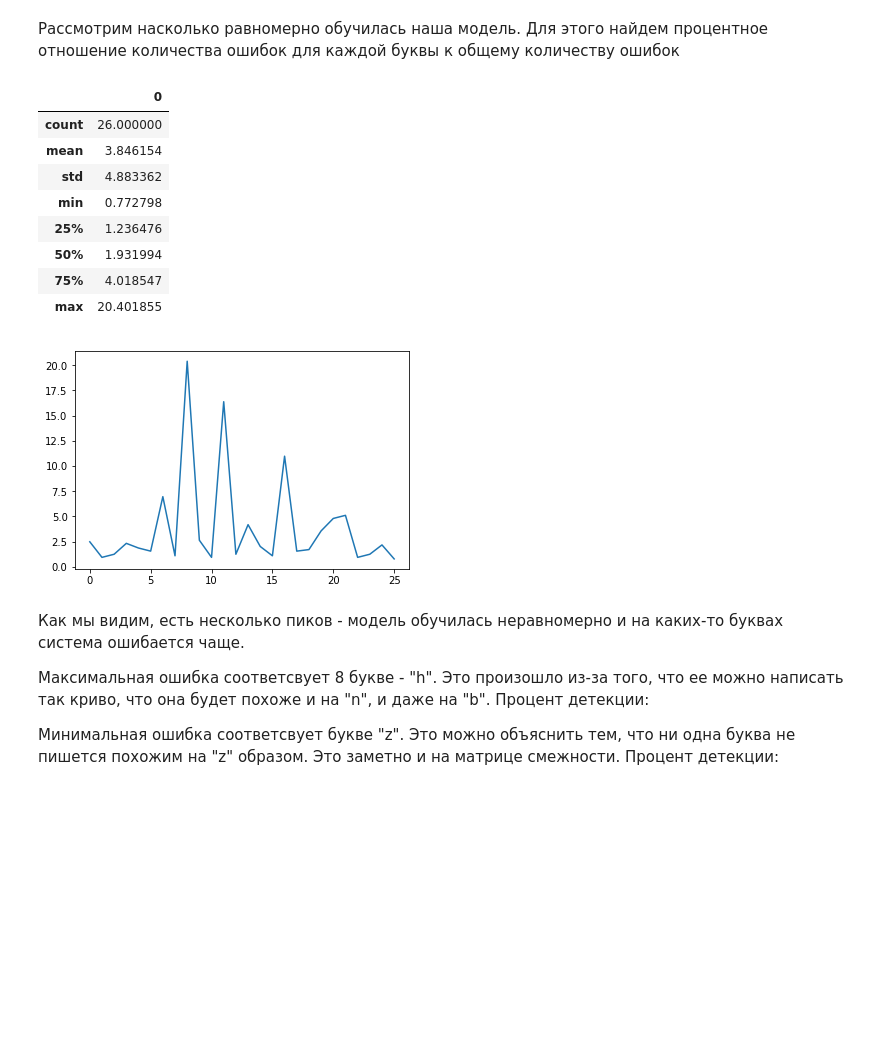
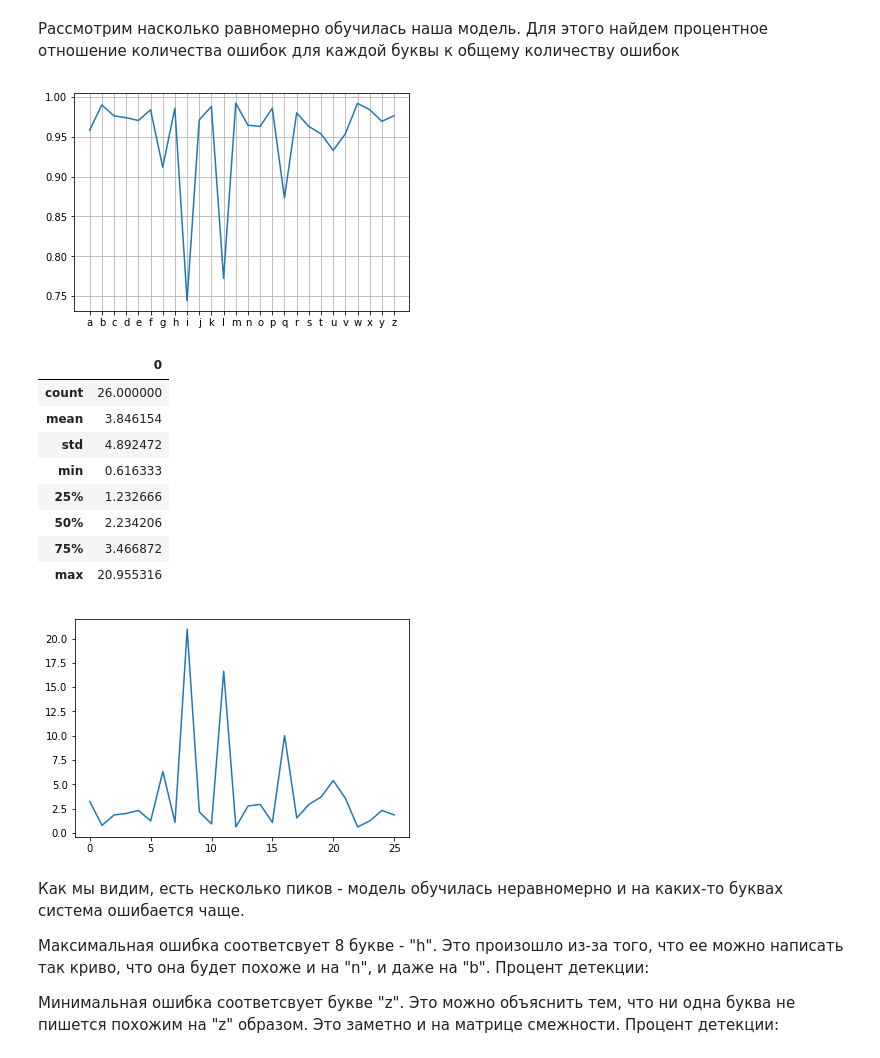
Before and after one commit to rogday/date-saens, a Jupyter notebook: Lab5/Lab5.ipynb, the cells around one changed output. Saved outputs shown, nothing was run; the diff lists cells and outputs as text; code cells hidden in the pictures; blank space fills up the shorter version.

```diff
--- a/Lab5/Lab5.ipynb
+++ b/Lab5/Lab5.ipynb
@@ -180,12 +180,12 @@ from keras.models import Sequential
 from keras.layers import Dense, Dropout, Activation, Conv2D, MaxPooling2D, Flatten
 
 import pandas as pd
-train = pd.read_csv('../input/train.csv', header = None)
+train = pd.read_csv('train.csv', header = None)
 
 y_train = train.iloc[:, 0:1].copy()
 x_train = train.iloc[:, 1:785].copy()
 
-test = pd.read_csv('../input/test.csv', header = None)
+test = pd.read_csv('test.csv', header = None)
 
 y_test = test.iloc[:, 0:1].copy()
 x_test = test.iloc[:, 1:785].copy()
@@ -346,28 +345,44 @@ ModuleNotFoundError: No module named 'sklearn'
  Рассмотрим насколько равномерно обучилась наша модель. Для этого найдем процентное отношение количества ошибок для каждой буквы к общему количеству ошибок
 # %%
 args = np.zeros(26)
+orks = np.zeros(26)
 
 for i in range (y_test.shape[0]):
     x = x_test[i].reshape(1,28,28,1)
     y = np.argmax(model.predict(x))
     if np.argmax(y_test[i]) != y:
         args[y - 1] += 1
-
-args = args*100/sum(args)
-
-plt.plot(range(26), args)
-pd.DataFrame(data=100*args/sum(args)).describe()
+    else:
+        orks[y - 1] += 1
-# %% [output]
-|  | 0 |
-| count | 26.000000 |
-| mean | 3.846154 |
-| std | 4.883362 |
-| min | 0.772798 |
-| 25% | 1.236476 |
-| 50% | 1.931994 |
-| 75% | 4.018547 |
-| max | 20.401855 |
-[figure, removed]
+# %%
+def char_range(c1, c2):
+    arr = []
+    for c in range(ord(c1), ord(c2)+1):
+        arr.append(chr(c))
+    return arr
+
+plt.xticks(ticks=range(26), labels=char_range('a', 'z'))
+plt.plot(range(26), orks/(orks+args))
+plt.grid(True)
+plt.show()
+# %% [output]
+[figure, added]
+# %%
+args = args*100/sum(args)
+plt.plot(range(26), args)
+
+pd.DataFrame(data=args).describe()
+# %% [output]
+|  | 0 |
+| count | 26.000000 |
+| mean | 3.846154 |
+| std | 4.892472 |
+| min | 0.616333 |
+| 25% | 1.232666 |
+| 50% | 2.234206 |
+| 75% | 3.466872 |
+| max | 20.955316 |
+[figure, added]
 # %% [markdown]
 Как мы видим, есть несколько пиков - модель обучилась неравномерно и на каких-то буквах система ошибается чаще.
 
```
Also changed, not shown: parts of 10 cells of this notebook, 26 other files.
